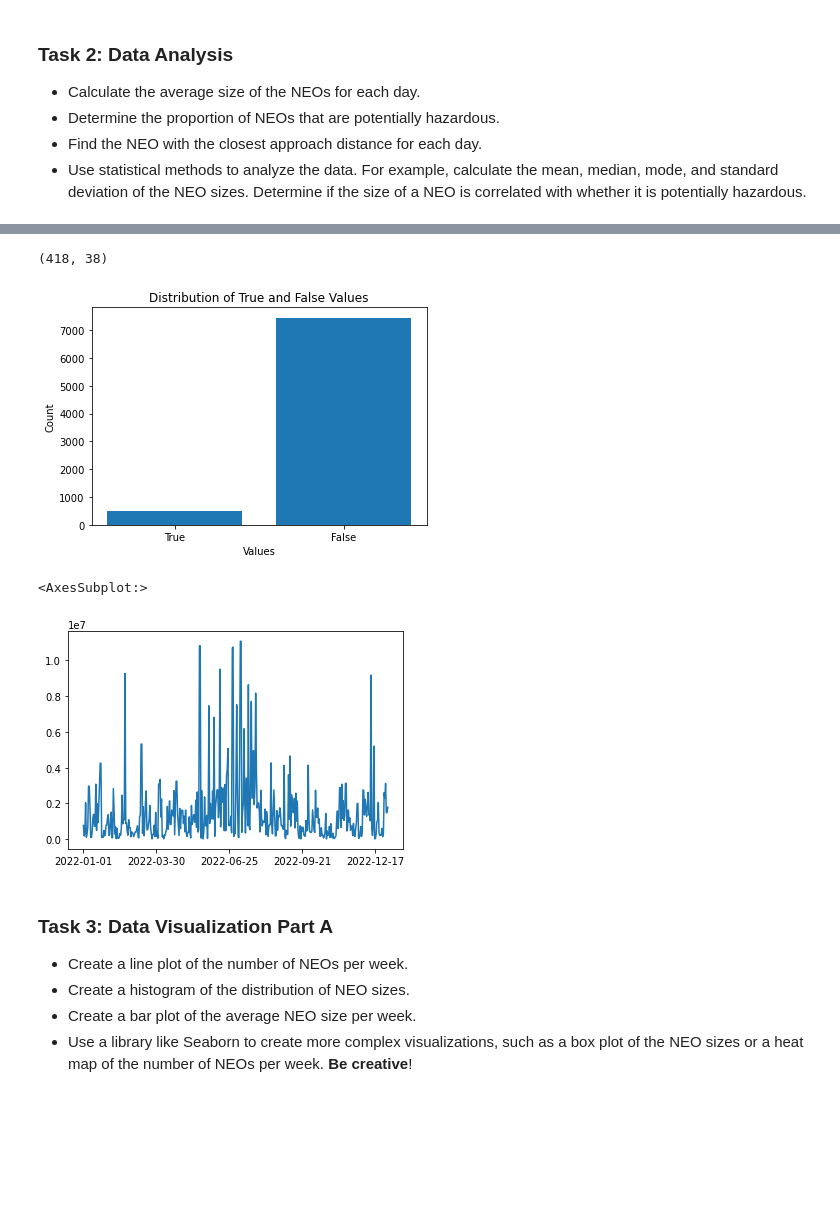
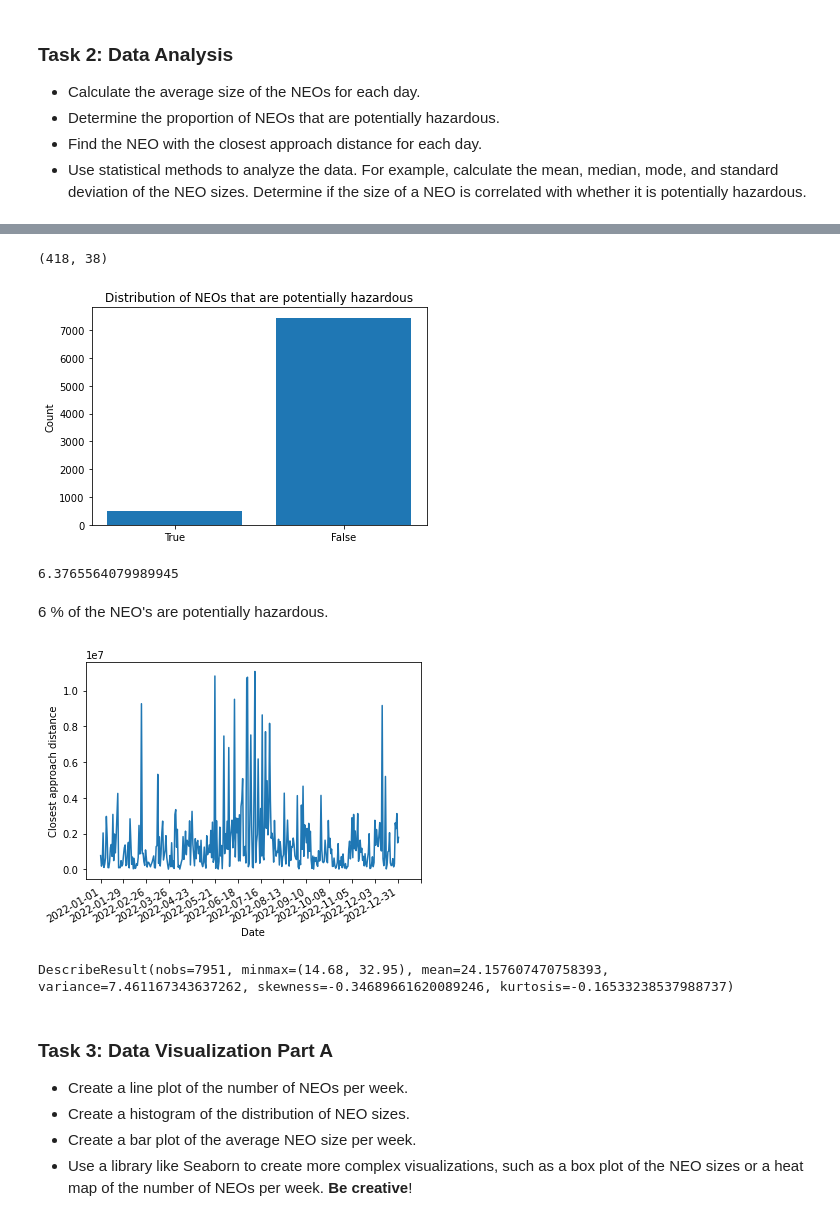
Before and after one commit to fred248h/62444-DVA, a Jupyter notebook: Frederik/5_nasa_data_collection_and_visualization_s204256.ipynb, the cells around one changed output, grey strips where cells are left out. Drawn from its saved outputs; the diff is of its cells as text; code cells hidden in the pictures; blank space fills up the shorter version.

```diff
--- a/Frederik/5_nasa_data_collection_and_visualization_s204256.ipynb
+++ b/Frederik/5_nasa_data_collection_and_visualization_s204256.ipynb
@@ -131,44 +132,55 @@ haz = []
 
 shape = df_NEO_haz.shape
 
 print(shape)
 
 for i in range(0,shape[0]):
     for j in range(0,shape[1]):
         if pd.isna(df_NEO_haz.iloc[i,j]) == True:
             break
         else:
             haz.append(df_NEO_haz.iloc[i,j])
 
 
 
 import matplotlib.pyplot as plt
 
 
 # Count the occurrences of True and False
 true_count = haz.count(True)
 false_count = haz.count(False)
 
 # Plotting the distribution
 labels = ['True', 'False']
 counts = [true_count, false_count]
 
 plt.bar(labels, counts)
-plt.xlabel('Values')
+#plt.xlabel('Values')
 plt.ylabel('Count')
-plt.title('Distribution of True and False Values')
+plt.title('Distribution of NEOs that are potentially hazardous')
 plt.show()
+
+
+print((true_count/(true_count+false_count))*100)
 # %% [output]
 (418, 38)
-[figure, old version]
+[figure, new version]
+6.3765564079989945
+# %% [markdown]
+6 % of the NEO's are potentially hazardous.
 # %%
 #NEO with the closest approach distance for each day
 
 
 df_NEO_dis = df_NEO_dis.astype('float')
+df_NEO_dis_min = df_NEO_dis.min(axis=1)
+df_NEO_dis.min(axis=1).head()
 
 
-df_NEO_dis.min(axis=1).plot()
+plt.plot(df_NEO_dis.index, df_NEO_dis_min)
+plt.xticks(rotation=30, ha='right', ticks=np.arange(0,418,28))
+plt.xlabel('Date')
+plt.ylabel('Closest approach distance')
+plt.show()
 # %% [output]
-<AxesSubplot:>
-[figure, old version]
+[figure, new version]
@@ -177,3 +187,21 @@ df_NEO_dis.min(axis=1).plot()
+# %%
+#- Use statistical methods to analyze the data. For example, calculate the mean, median, mode, and standard deviation of the NEO sizes. Determine if the size of a NEO is correlated with whether it is potentially hazardous.
+
+from scipy import stats
+
+# Get all size values
+values_size = []
+for i in range(0,df_NEO.shape[0]):
+    for j in range(0,df_NEO.shape[1]):
+        if pd.isna(df_NEO.iloc[i,j]) == True:
+            break
+        else:
+            values_size.append(df_NEO.iloc[i,j])
+
+
+stats.describe(values_size)
+# %% [output]
+DescribeResult(nobs=7951, minmax=(14.68, 32.95), mean=24.157607470758393, variance=7.461167343637262, skewness=-0.34689661620089246, kurtosis=-0.16533238537988737)
 # %% [markdown]
 ### Task 3: Data Visualization Part A
 
```
Also changed, not shown: parts of 6 cells of this notebook.
